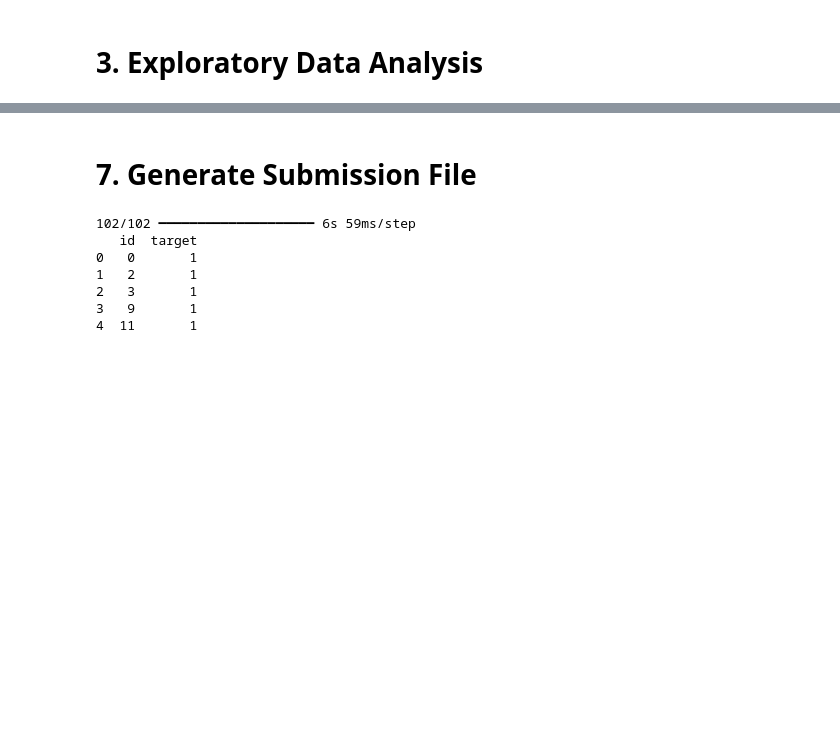
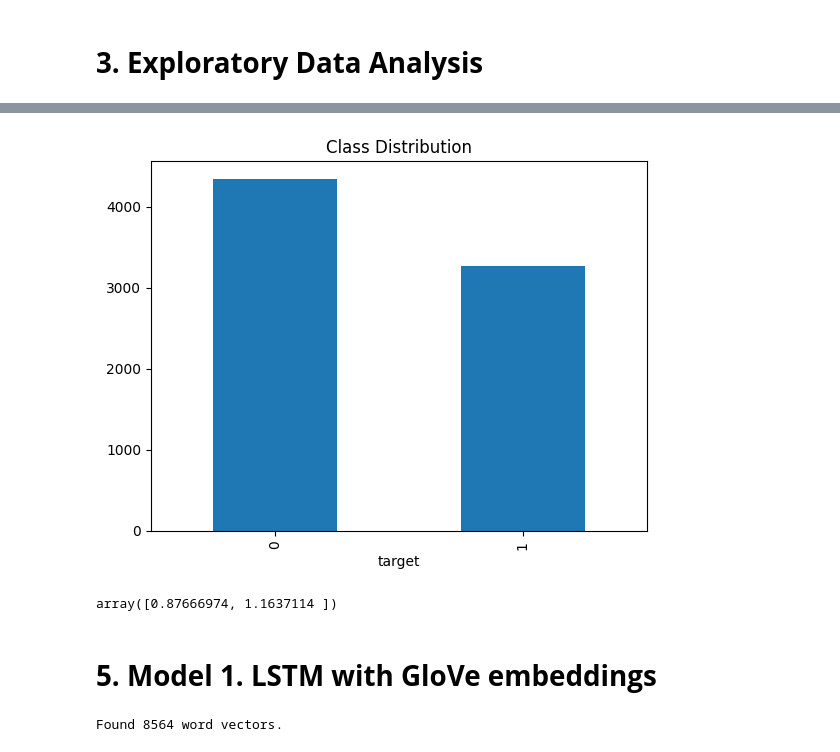
Before and after one commit to OlaKlingberg/Disaster-Tweet-Classifier, a Jupyter notebook: DTSA_5511_M4_Disaster_Tweet_Classifier.ipynb, the cells around one changed output, grey strips where cells are left out. Saved outputs shown, nothing was run; the diff lists cells and outputs as text; code cells hidden in the pictures; blank space fills up the shorter version.

```diff
--- a/DTSA_5511_M4_Disaster_Tweet_Classifier.ipynb
+++ b/DTSA_5511_M4_Disaster_Tweet_Classifier.ipynb
@@ -46,10 +69,15 @@ print(keras_nlp.__version__)
 # %%
 import pandas as pd
 
-directory = '/content/drive/MyDrive/Colab/Boulder/25. Introduction to Deep Learning/Module 4/data/'
+# directory = '/content/drive/MyDrive/Colab/Boulder/25. Introduction to Deep Learning/Module 4/data/'
+main_dir = '/content/'
+data_dir = os.path.join(main_dir, 'data')
+results_dir = os.path.join(main_dir, 'results')
 
-df_train = pd.read_csv(directory + "train.csv")
-df_test = pd.read_csv(directory + "test.csv")
+results = os.path.join(main_dir, 'results')
+
+df_train = pd.read_csv(os.path.join(data_dir, "train.csv"))
+df_test = pd.read_csv(os.path.join(data_dir, "test.csv"))
 
 print('Training Set Shape = {}'.format(df_train.shape))
 print('Training Set Memory Usage = {:.2f} MB'.format(df_train.memory_usage().sum() / 1024**2))
@@ -253,28 +161,28 @@ displayConfusionMatrix(y_train, y_pred_train, "Training")
-# %% [markdown]
-# **7. Generate Submission File**
-# %%
-# Generate predictions
-test_pred = np.argmax(classifier.predict(X_test), axis = 1)
-
-# Get the test_ids from the test data
-test_ids = df_test["id"]
-
-# Create a DataFrame
-submission_df = pd.DataFrame({
-    'id': test_ids,
-    'target': test_pred
-})
-
-# Optional: Check the DataFrame to ensure it looks correct
-print(submission_df.head())
-
-# Save the DataFrame to a CSV file
-submission_df.to_csv(directory + 'submission.csv', index = False)
-# %% [output]
-102/102 ━━━━━━━━━━━━━━━━━━━━ 6s 59ms/step
-   id  target
-0   0       1
-1   2       1
-2   3       1
-3   9       1
-4  11       1
+# %%
+df_train.target.value_counts().plot(kind = 'bar')
+plt.title("Class Distribution")
+plt.show()
+# %% [output]
+[figure, added]
+# %%
+# Calculate class weights
+class_weights = compute_class_weight('balanced', classes = np.array([0, 1]), y = df_train['target'])
+
+class_weights
+# %% [output]
+array([0.87666974, 1.1637114 ])
+# %% [markdown]
+# **5. Model 1. LSTM with GloVe embeddings**
+# %%
+# Load GloVe embeddings
+embedding_index = {}
+with open(os.path.join(data_dir, 'glove.6B.100d.txt'), encoding='utf-8') as f:
+    for line in f:
+        values = line.split()
+        word = values[0]
+        coefs = np.asarray(values[1:], dtype='float32')
+        embedding_index[word] = coefs
+
+print(f'Found {len(embedding_index)} word vectors.')
+# %% [output]
+Found 8564 word vectors.
```
Also changed, not shown: parts of 42 cells of this notebook.
